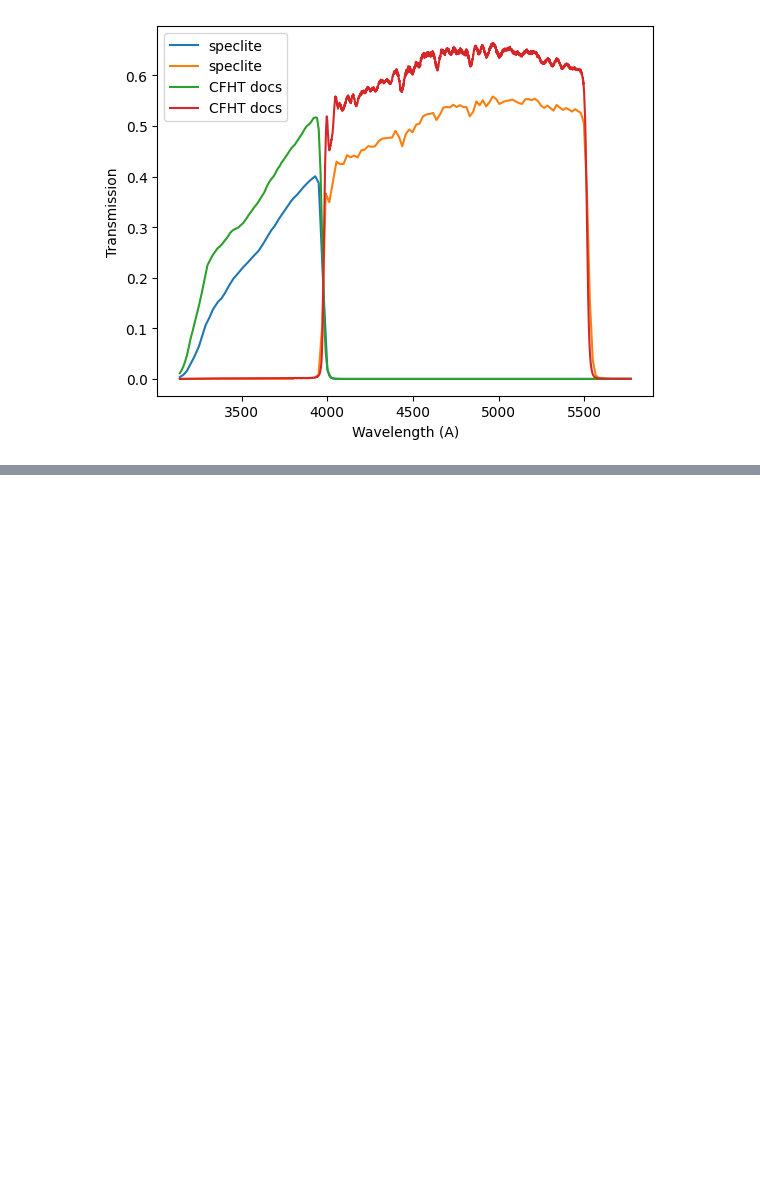
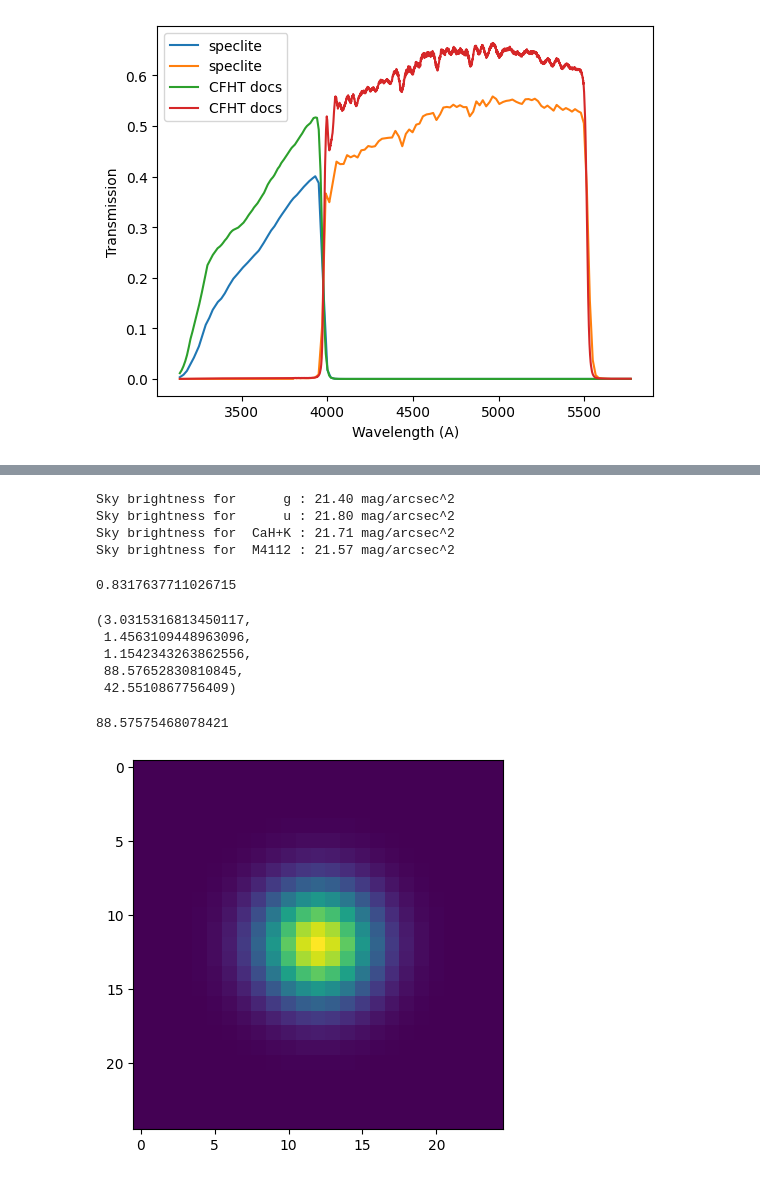
Before and after one commit to dstndstn/cfht-etc, a Jupyter notebook: skybg.ipynb, the cells around one changed output, grey strips where cells are left out. Drawn from its saved outputs; the diff is of its cells as text; code cells hidden in the pictures; blank space fills up the shorter version.

```diff
--- a/skybg.ipynb
+++ b/skybg.ipynb
@@ -45,8 +45,8 @@ sky_wave_u = sky_wave * u.Angstrom
 sky_flux_u = sky_flux * 1e-16 * u.erg / (u.cm**2 * u.s * u.Angstrom)
 # %%
 # Convert sky spectrum to photons per second on CFHT:
-tel_diam = 3.6 * u.m
-pixel_size = 0.186 # arcsec
+tel_diam = 3.5 * u.m
+pixel_size = 0.185 # arcsec
 
 # Energy of a photon of wavelength sky_wave_u
 wave_ergs = (const.h.cgs * const.c.cgs / sky_wave_u).to('erg')
@@ -170,0 +269,43 @@ M4112
+# %%
+# Convert sky spectrum to photons per second on CFHT:
+# Energy of a photon of wavelength sky_wave_u
+decam_wave_ergs = (const.h.cgs * const.c.cgs / decam_wave_u).to('erg')
+
+decam_dwave = np.diff(decam_wave_u)
+decam_dwave = np.append(decam_dwave, [decam_dwave[-1]])
+
+decam_photon_rate = decam_flux_u * decam_dwave * tel_area / decam_wave_ergs * pixel_size**2
+
+decam_ref = speclite.filters.ab_reference_flux(decam_wave_u, magnitude=ref_mag)
+decam_ref_photon_rate = decam_ref * decam_dwave * tel_area / decam_wave_ergs * pixel_size**2
+
+# Re-read CFHT data tables to interpolate onto the decam_wave_u grid
+d_qe = read_table('QE_camera.dat', decam_wave_u)
+d_optics = read_table('Optics_TR.dat', decam_wave_u)
+d_mirror = read_table('Al_coating.dat', decam_wave_u)
+d_u_filt = read_table('cfh9302.dat', decam_wave_u, sep=',')
+d_g_filt = read_table('cfh9402.dat', decam_wave_u, sep=',')
+d_cahk_filt = read_table('cfh9303.dat', decam_wave_u, sep=',')
+# Fake a flat-topped M4112 filter.
+d_m4112_filt = 0.92 * (decam_wave_u >= 4004*u.Angstrom) * (decam_wave_u <= 4262.8*u.Angstrom)
+d_tel = d_qe * d_optics * d_mirror
+d_u_tot = d_tel * d_u_filt
+d_g_tot = d_tel * d_g_filt
+d_cahk_tot = d_tel * d_cahk_filt
+d_m4112_tot = d_tel * d_m4112_filt
+
+for fname,tot in [('g', d_g_tot), ('u', d_u_tot), ('CaH+K', d_cahk_tot), ('M4112', d_m4112_tot)]:
+    ref_photons = np.sum(decam_ref_photon_rate * tot)
+    photons = np.sum(decam_photon_rate * tot)
+    mag = ref_mag -2.5 * np.log10(photons / ref_photons)
+    print('Sky brightness for %6s' % fname, ': %.2f mag/arcsec^2' % mag)
+# %% [output]
+Sky brightness for      g : 21.40 mag/arcsec^2
+Sky brightness for      u : 21.80 mag/arcsec^2
+Sky brightness for  CaH+K : 21.71 mag/arcsec^2
+Sky brightness for  M4112 : 21.57 mag/arcsec^2
+# %%
+decam_fudge = 10.**((22.0 - 21.80) / -2.5)
+decam_fudge
+# %% [output]
+0.8317637711026715
@@ -170,0 +314,28 @@ M4112
+# %%
+seeing = 0.8 # arcsec FWHM
+sig = seeing / 2.35 # arcsec
+nea_gal = 4.*np.pi * (sig**2 + (pixel_size**2/12.) + 0.35**2) # in arcsec^2
+ne_gauss = 2.35 * np.sqrt(nea_gal / (4.*np.pi))
+nea_psf = 4.*np.pi * sig**2 # arcsec^2
+nea_gal_pix = nea_gal / (pixel_size**2) # in pixels
+nea_psf_pix = nea_psf / (pixel_size**2) # in pixels
+nea_gal, nea_psf, ne_gauss, nea_gal_pix, nea_psf_pix
+# %% [output]
+(3.0315316813450117,
+ 1.4563109448963096,
+ 1.1542343263862556,
+ 88.57652830810845,
+ 42.5510867756409)
+# %%
+xx,yy = np.meshgrid(np.arange(25), np.arange(25))
+rr = np.hypot(xx - 12, yy-12)
+#psf = np.exp(-rr**2 / (2. * (sig/pixel_size)**2))
+psf = np.exp(-rr**2 / (2. * (ne_gauss / 2.35 / pixel_size)**2))
+psf /= np.sum(psf)
+plt.imshow(psf)
+psfnorm = np.sqrt(np.sum(psf**2))
+# NEA
+(1./psfnorm)**2
+# %% [output]
+88.57575468078421
+[figure, added]
```
Also changed, not shown: parts of 27 cells of this notebook, 2 other files.
